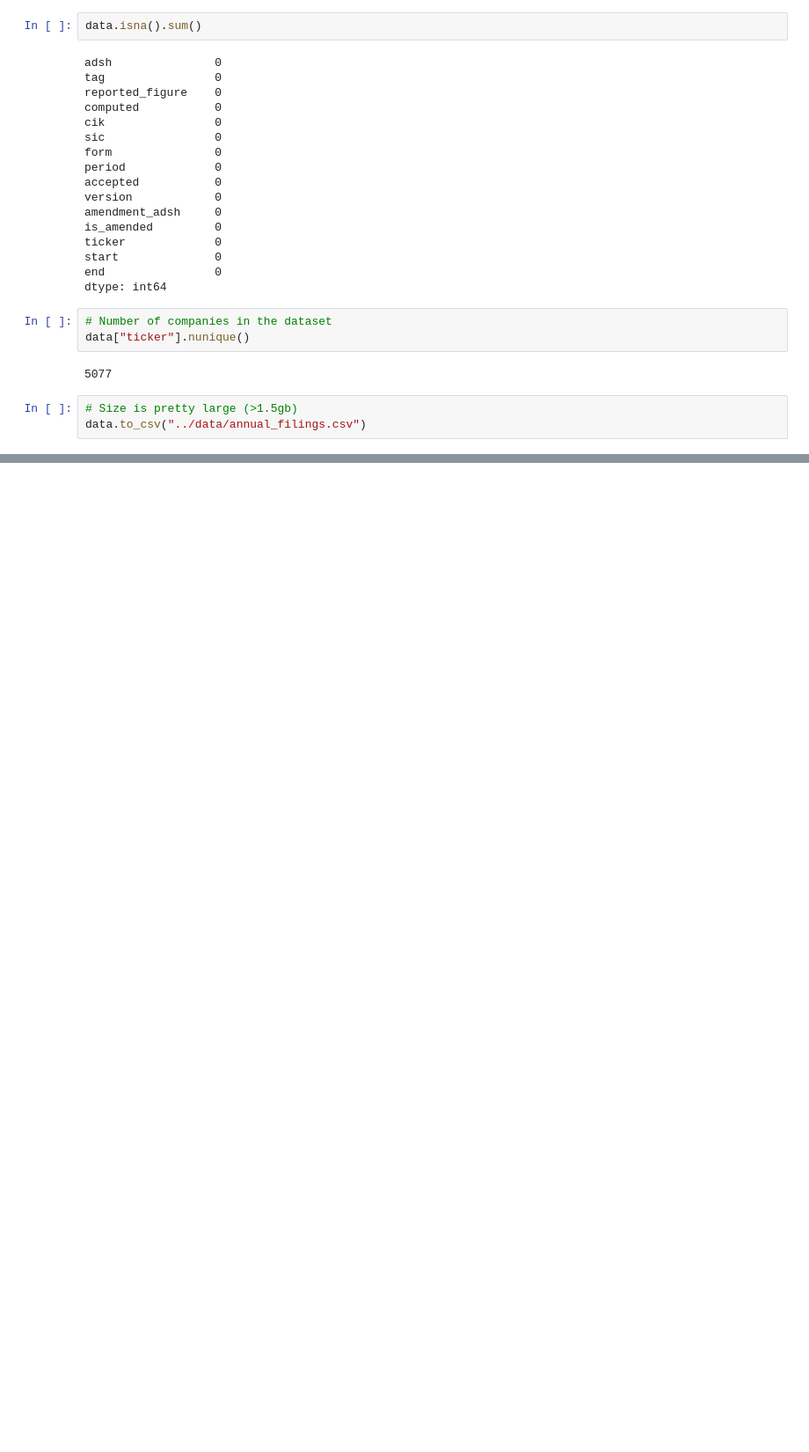
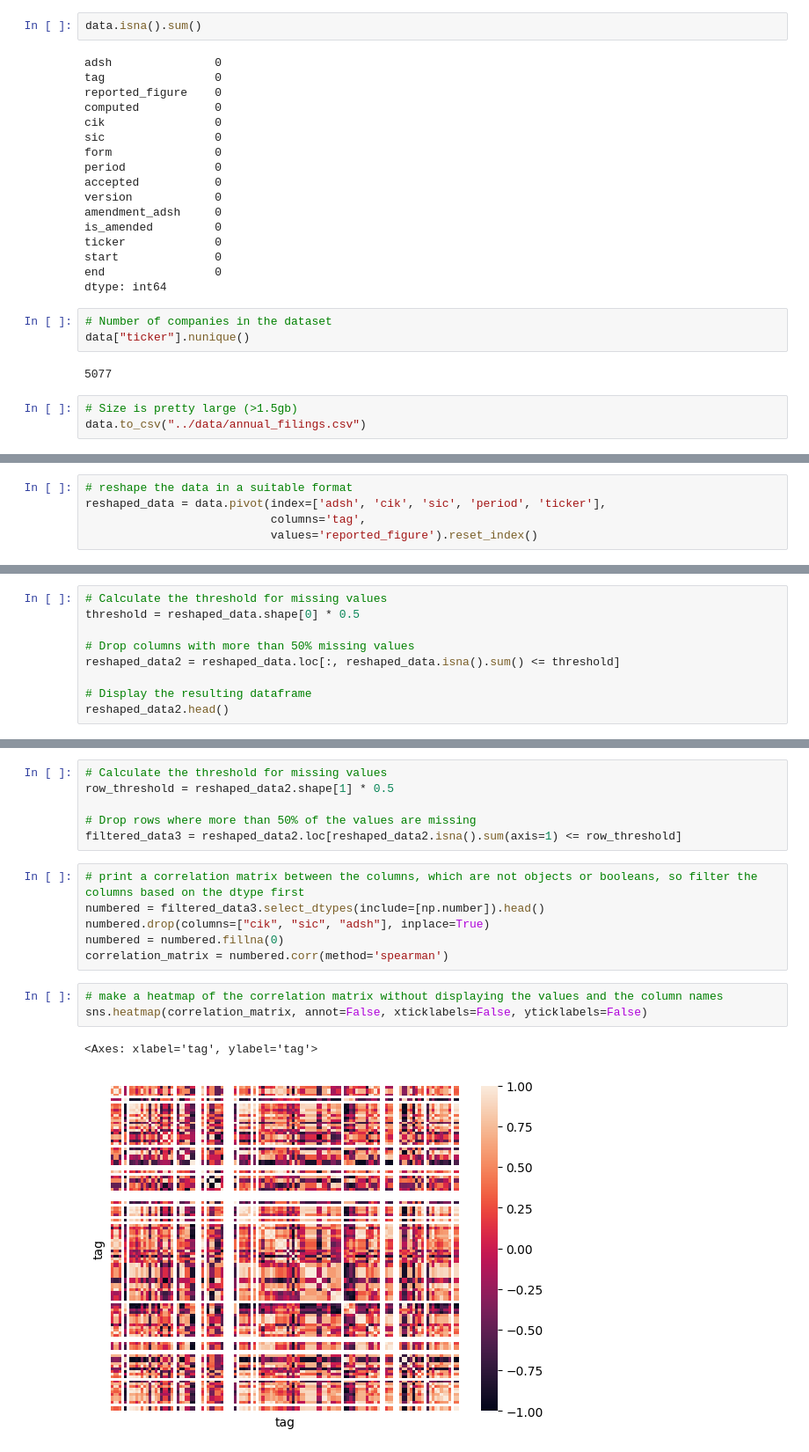
Before and after one commit to niklasko99/datascience4finance, a Jupyter notebook: explanatory_analysis/initial_analysis.ipynb, the cells around one changed output, grey strips where cells are left out. Shown at 88% size. Saved outputs shown, nothing was run; the diff lists cells and outputs as text; blank space fills up the shorter version.

```diff
--- a/explanatory_analysis/initial_analysis.ipynb
+++ b/explanatory_analysis/initial_analysis.ipynb
@@ -111,0 +238,5 @@ data.to_csv("../data/annual_filings.csv")
+# %%
+# reshape the data in a suitable format
+reshaped_data = data.pivot(index=['adsh', 'cik', 'sic', 'period', 'ticker'],
+                           columns='tag',
+                           values='reported_figure').reset_index()
@@ -111,0 +267,9 @@ data.to_csv("../data/annual_filings.csv")
+# %%
+# Calculate the threshold for missing values
+threshold = reshaped_data.shape[0] * 0.5
+
+# Drop columns with more than 50% missing values
+reshaped_data2 = reshaped_data.loc[:, reshaped_data.isna().sum() <= threshold]
+
+# Display the resulting dataframe
+reshaped_data2.head()
@@ -111,0 +284,18 @@ data.to_csv("../data/annual_filings.csv")
+# %%
+# Calculate the threshold for missing values
+row_threshold = reshaped_data2.shape[1] * 0.5
+
+# Drop rows where more than 50% of the values are missing
+filtered_data3 = reshaped_data2.loc[reshaped_data2.isna().sum(axis=1) <= row_threshold]
+# %%
+# print a correlation matrix between the columns, which are not objects or booleans, so filter the columns based on the dtype first
+numbered = filtered_data3.select_dtypes(include=[np.number]).head()
+numbered.drop(columns=["cik", "sic", "adsh"], inplace=True)
+numbered = numbered.fillna(0)
+correlation_matrix = numbered.corr(method='spearman')
+# %%
+# make a heatmap of the correlation matrix without displaying the values and the column names
+sns.heatmap(correlation_matrix, annot=False, xticklabels=False, yticklabels=False)
+# %% [output]
+<Axes: xlabel='tag', ylabel='tag'>
+[figure, added]
```
Also changed, not shown: parts of 18 cells of this notebook.
